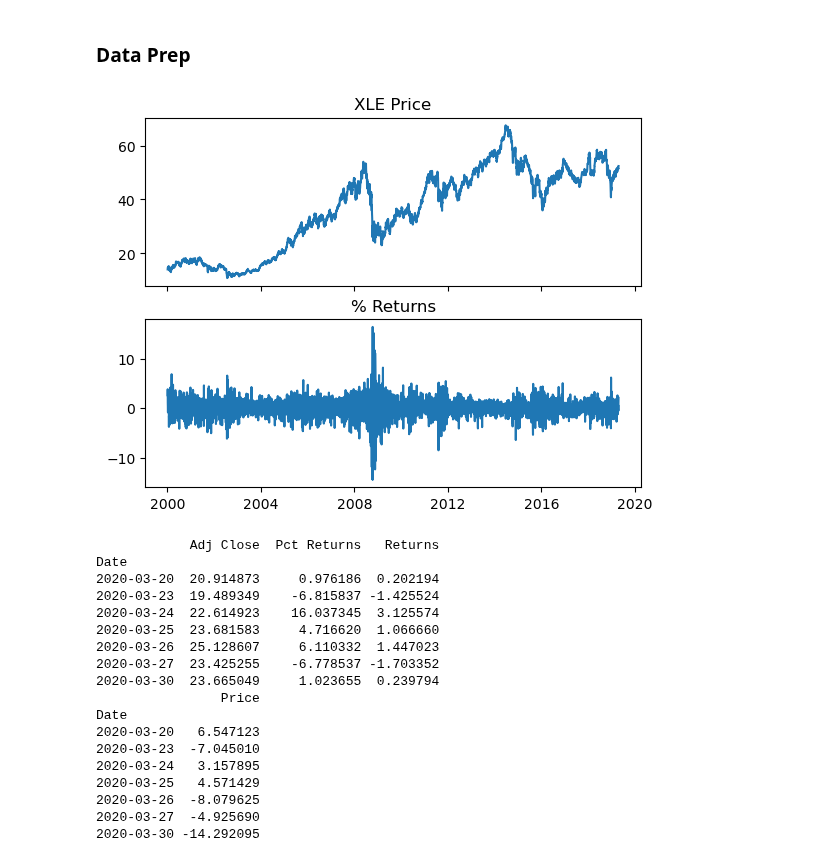
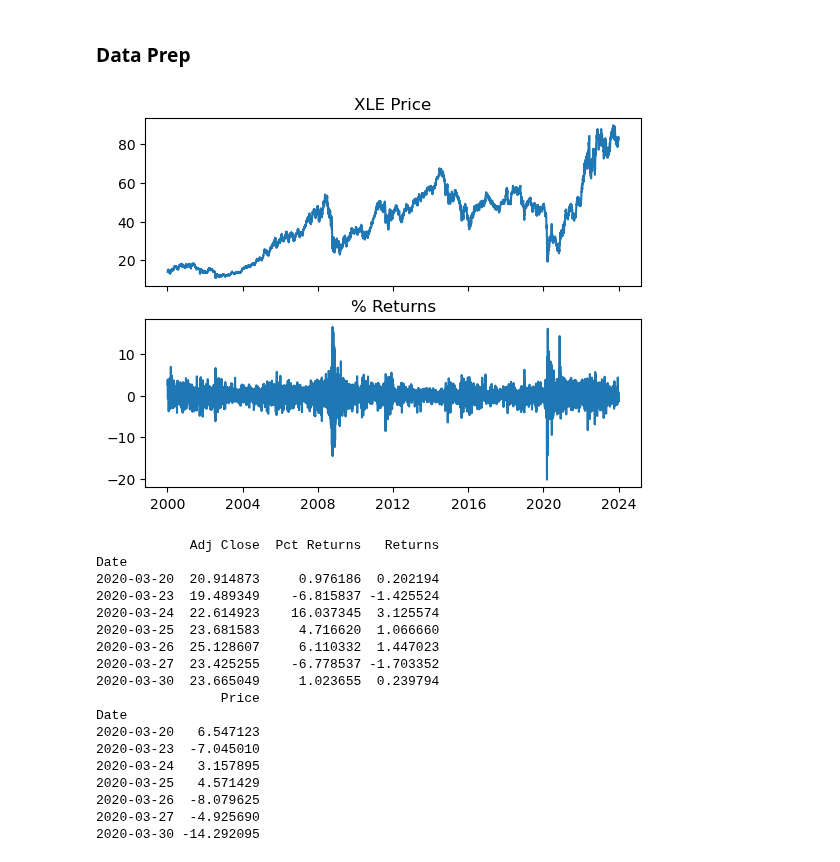
Before and after one commit to siruiliu-code/GARCH-X-Volatility-Modelling-with-Equity-Options-Trading, a Jupyter notebook: XLE_garch.ipynb, the cells around one changed output. Drawn from its saved outputs; the diff is of its cells as text; code cells hidden in the pictures.

```diff
--- a/XLE_garch.ipynb
+++ b/XLE_garch.ipynb
@@ -33,22 +33,22 @@ XLE = pd.read_hdf(stock, key = "XLE")[["Adj Close"]].drop_duplicates()
 XLE["Pct Returns"] = XLE["Adj Close"].pct_change()*100
 XLE["Returns"] = XLE["Adj Close"].diff()
 XLE = XLE.dropna()
-# %%
-fig, axs = plt.subplots(2, sharex=True)
-axs[0].plot(XLE_train["Adj Close"])
-axs[0].set_title("XLE Price")
-axs[1].plot(XLE_train["Pct Returns"])
-axs[1].set_title(r"% Returns")
-
-plt.show()
-# %% [output]
-[figure, removed]
 # %%
 brent = pd.read_csv("brent.csv", index_col=0)
 brent.index = pd.to_datetime(brent.index, dayfirst=True)
 brent = brent.replace(".", np.nan).fillna(method="ffill")
 brent_returns = brent.astype(float).pct_change()*100
 brent_returns = brent_returns.dropna()
+# %%
+fig, axs = plt.subplots(2, sharex=True)
+axs[0].plot(XLE["Adj Close"])
+axs[0].set_title("XLE Price")
+axs[1].plot(XLE["Pct Returns"])
+axs[1].set_title(r"% Returns")
+
+plt.show()
+# %% [output]
+[figure, added]
 # %%
 print(XLE.loc["2020-03-20" : "2020-03-30"])
 print(brent_returns.loc["2020-03-20" : "2020-03-30"])
```
Also changed, not shown: parts of 19 cells of this notebook.
